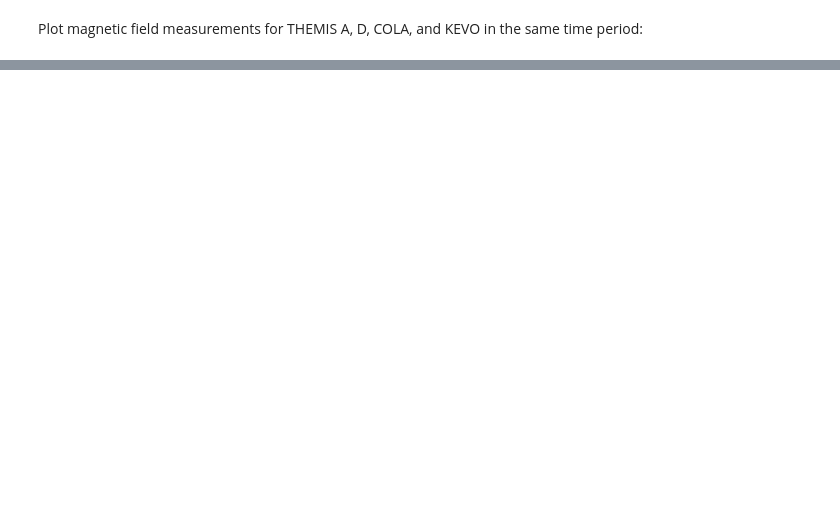
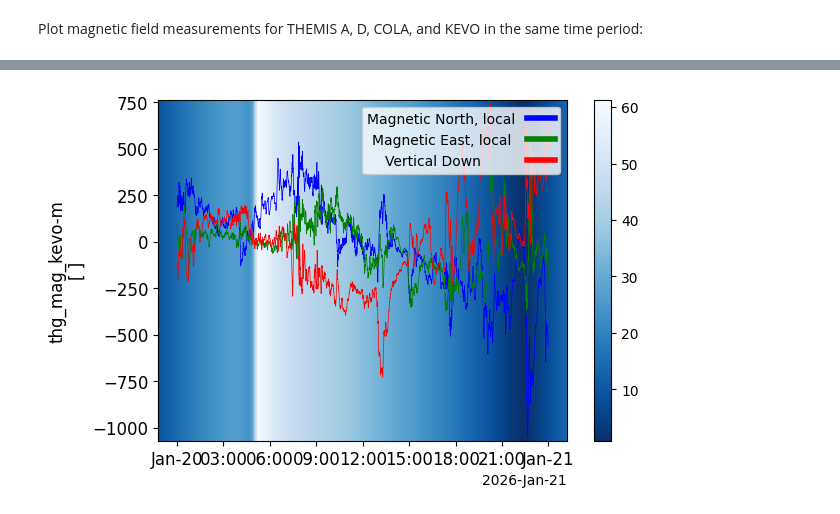
Before and after one commit to spedas/pyspedas_examples, a Jupyter notebook: pyspedas_examples/notebooks/gem_demo_2026.ipynb, the cells around one changed output, grey strips where cells are left out. Drawn from its saved outputs; the diff is of its cells as text; code cells hidden in the pictures; blank space fills up the shorter version.

```diff
--- a/pyspedas_examples/notebooks/gem_demo_2026.ipynb
+++ b/pyspedas_examples/notebooks/gem_demo_2026.ipynb
@@ -269,0 +329,14 @@ fig.tight_layout()
+# %%
+fig, axs = plt.subplots(layout="constrained",figsize=(6,4))
+ang_sep_kevo_a = ang_sep(station_dict=station_location_dict["KEVO"],trace_data=trace_a[0])
+t = np.linspace(np.float64(20472.950000578705),np.float64(20474.049987847222),len(get_data("tha_pos_gsm").times))
+ys = np.linspace(get_data('thg_mag_kevo-m').y.min(), get_data('thg_mag_kevo-m').y.max())
+X,Y = np.meshgrid(t,ys)
+Z = np.ones((len(ys),len(ang_sep_kevo_a)))
+for i in range(Z.shape[0]):
+    Z[i,:]=ang_sep_kevo_a
+a_grad = axs.pcolormesh(X,Y,Z, vmin=np.min(Z), vmax=np.max(Z), shading='auto', cmap="Blues_r")
+fig.colorbar(a_grad,ax=axs)
+tplot(['thg_mag_kevo-m'],fig=fig,axis=axs)
+# %% [output]
+[figure, added]
```
Also changed, not shown: parts of 10 cells of this notebook.
